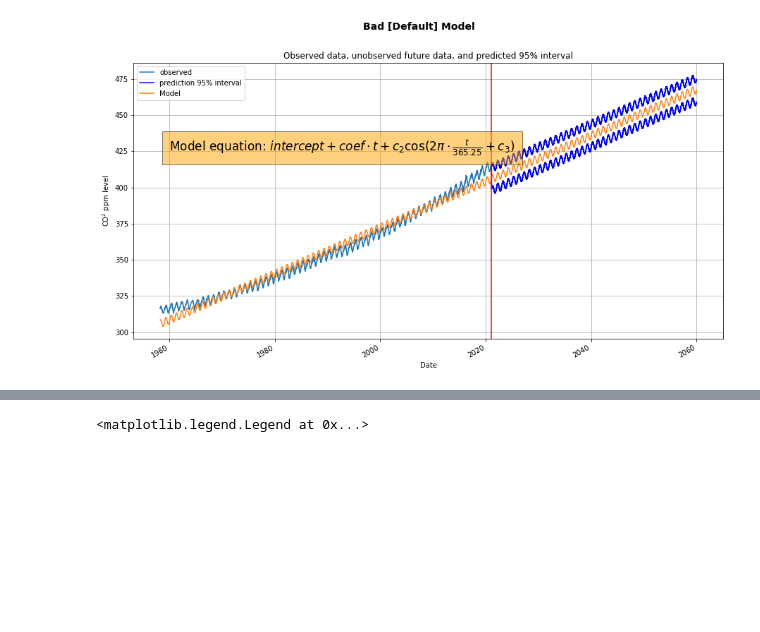
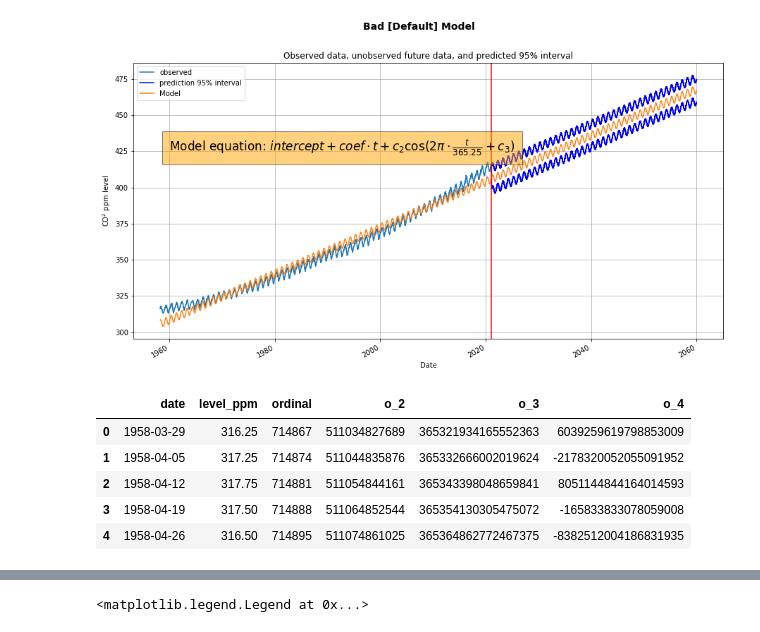
Before and after one commit to Inventrohyder/cs146, a Jupyter notebook: Assignments/final-project/notebook.ipynb, the cells around one changed output, grey strips where cells are left out. Drawn from its saved outputs; the diff is of its cells as text; code cells hidden in the pictures; blank space fills up the shorter version.

```diff
--- a/Assignments/final-project/notebook.ipynb
+++ b/Assignments/final-project/notebook.ipynb
@@ -220,3 +221,15 @@ plt.savefig('bad_model.png')
 plt.show()
 # %% [output]
 [figure]
+# %%
+df['o_2'] = df['ordinal']**2
+df['o_3'] = df['ordinal']**3
+df['o_4'] = df['ordinal']**4
+df.head()
+# %% [output]
+|  | date | level_ppm | ordinal | o_2 | o_3 | o_4 |
+| 0 | 1958-03-29 | 316.25 | 714867 | 511034827689 | 365321934165552363 | 6039259619798853009 |
+| 1 | 1958-04-05 | 317.25 | 714874 | 511044835876 | 365332666002019624 | -2178320052055091952 |
+| 2 | 1958-04-12 | 317.75 | 714881 | 511054844161 | 365343398048659841 | 8051144844164014593 |
+| 3 | 1958-04-19 | 317.50 | 714888 | 511064852544 | 365354130305475072 | -165833833078059008 |
+| 4 | 1958-04-26 | 316.50 | 714895 | 511074861025 | 365364862772467375 | -8382512004186831935 |
```
Also changed, not shown: parts of 7 cells of this notebook, 1 other file.
